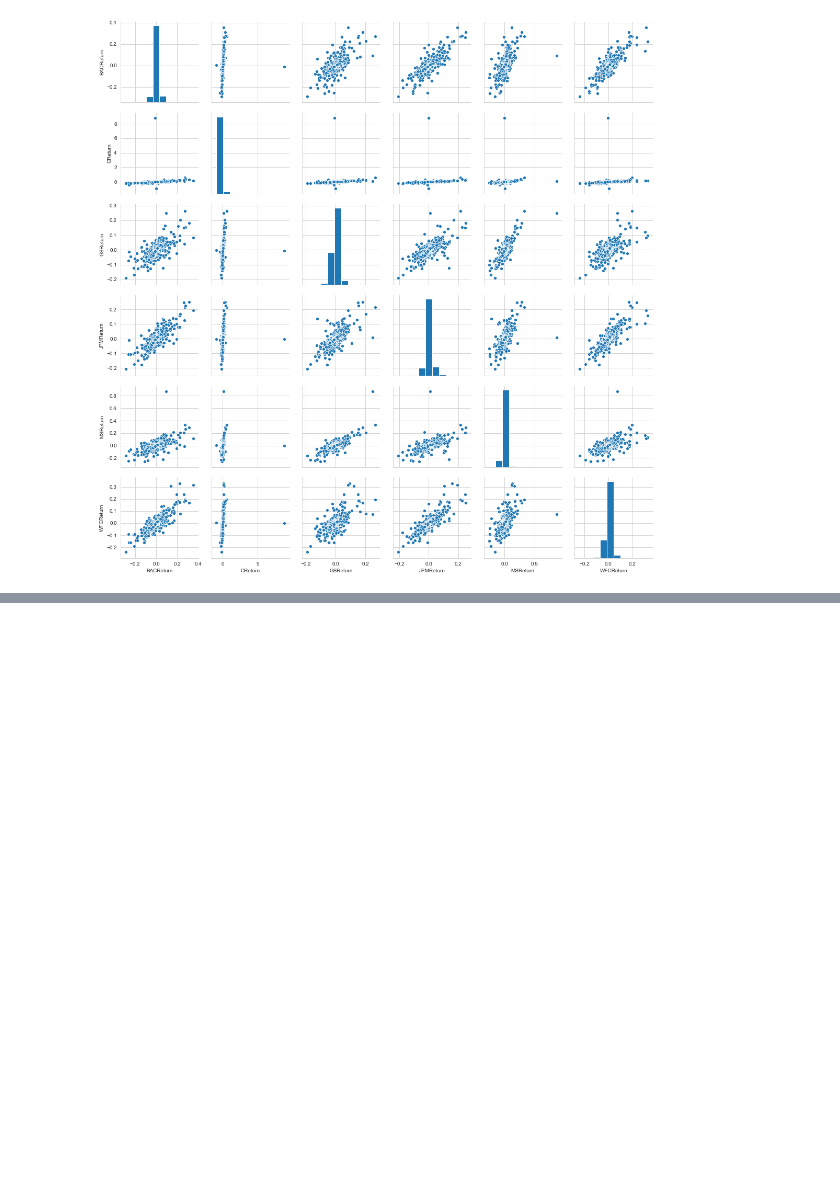
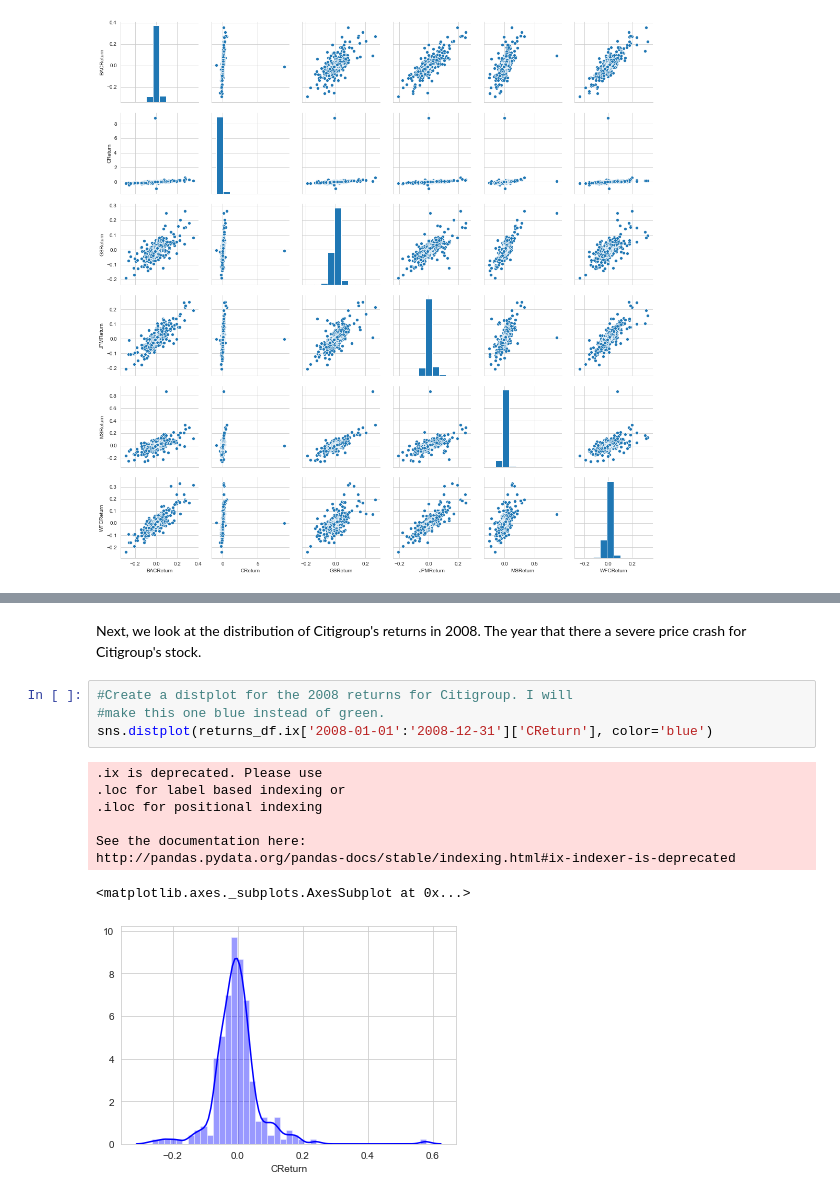
Before and after one commit to seandom13/Finance_EDA, a Jupyter notebook: Finance(EDA).ipynb, the cells around one changed output, grey strips where cells are left out. Cells and saved outputs as stored; diff of their text form; blank space fills up the shorter version.

```diff
--- a/Finance(EDA).ipynb
+++ b/Finance(EDA).ipynb
@@ -99,0 +179,15 @@ sns.pairplot(returns_df[1:])
+# %% [markdown]
+Next, we look at the distribution of Citigroup's returns in 2008. The year that there a severe price crash for Citigroup's stock.
+# %%
+#Create a distplot for the 2008 returns for Citigroup. I will
+#make this one blue instead of green.
+sns.distplot(returns_df.ix['2008-01-01':'2008-12-31']['CReturn'], color='blue')
+# %% [output]
+.ix is deprecated. Please use
+.loc for label based indexing or
+.iloc for positional indexing
+
+See the documentation here:
+http://pandas.pydata.org/pandas-docs/stable/indexing.html#ix-indexer-is-deprecated
+<matplotlib.axes._subplots.AxesSubplot at 0x...>
+[figure, added]
```
Also changed, not shown: parts of 12 cells of this notebook.
